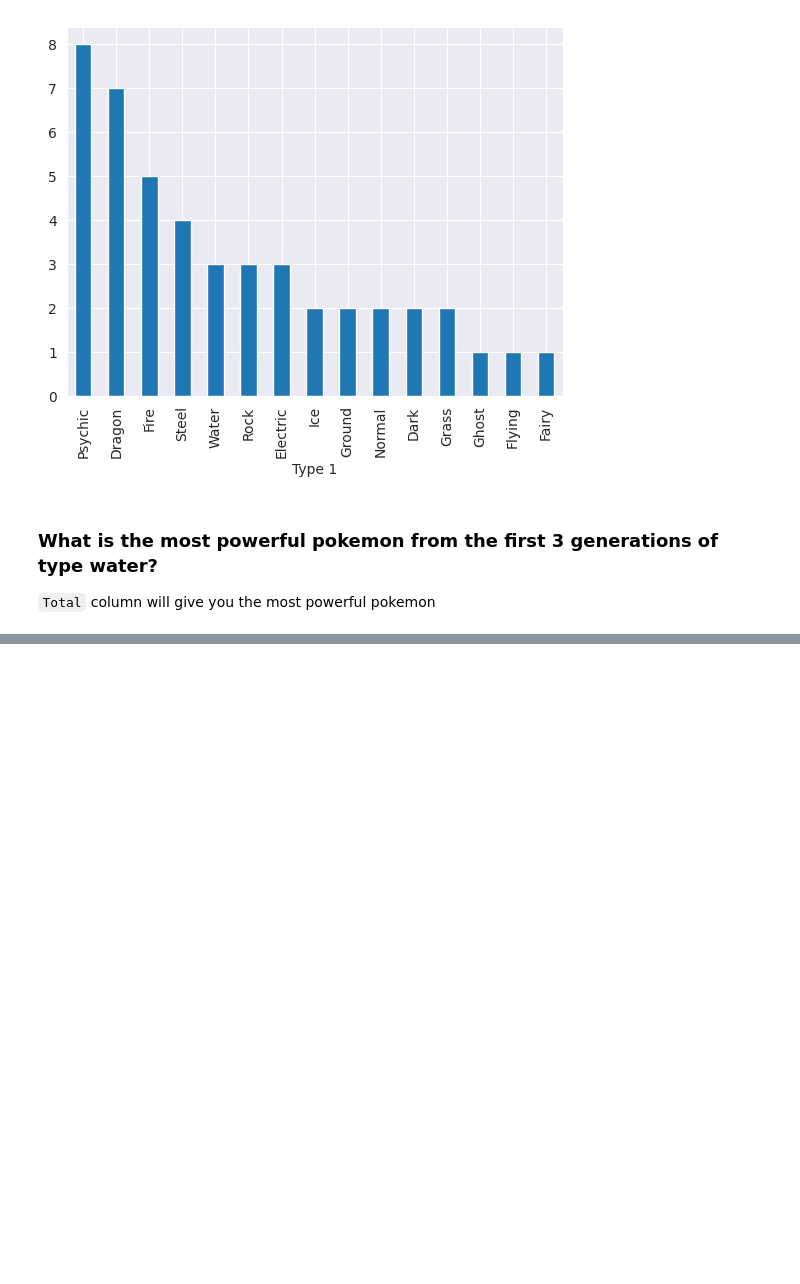
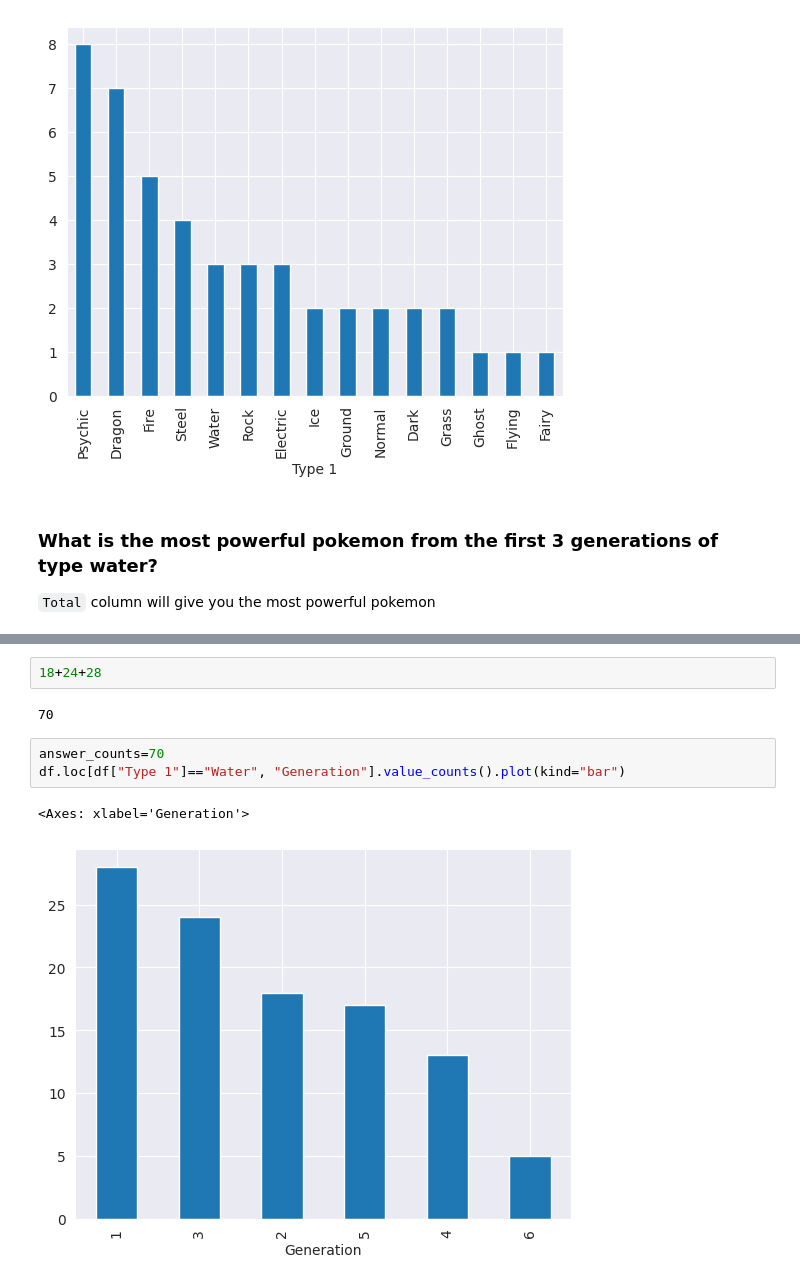
Before and after one commit to aldoSN003/DS_PROJECTS, a Jupyter notebook: 2. Pokemon/sample.ipynb, the cells around one changed output, grey strips where cells are left out. Cells and saved outputs as stored; diff of their text form; blank space fills up the shorter version.

```diff
--- a/2. Pokemon/sample.ipynb
+++ b/2. Pokemon/sample.ipynb
@@ -413,0 +416,10 @@ Name: count, dtype: int64
+# %%
+18+24+28
+# %% [output]
+70
+# %%
+answer_counts=70
+df.loc[df["Type 1"]=="Water", "Generation"].value_counts().plot(kind="bar")
+# %% [output]
+<Axes: xlabel='Generation'>
+[figure, added]
```
Also changed, not shown: parts of 24 cells of this notebook, 3 other files.
